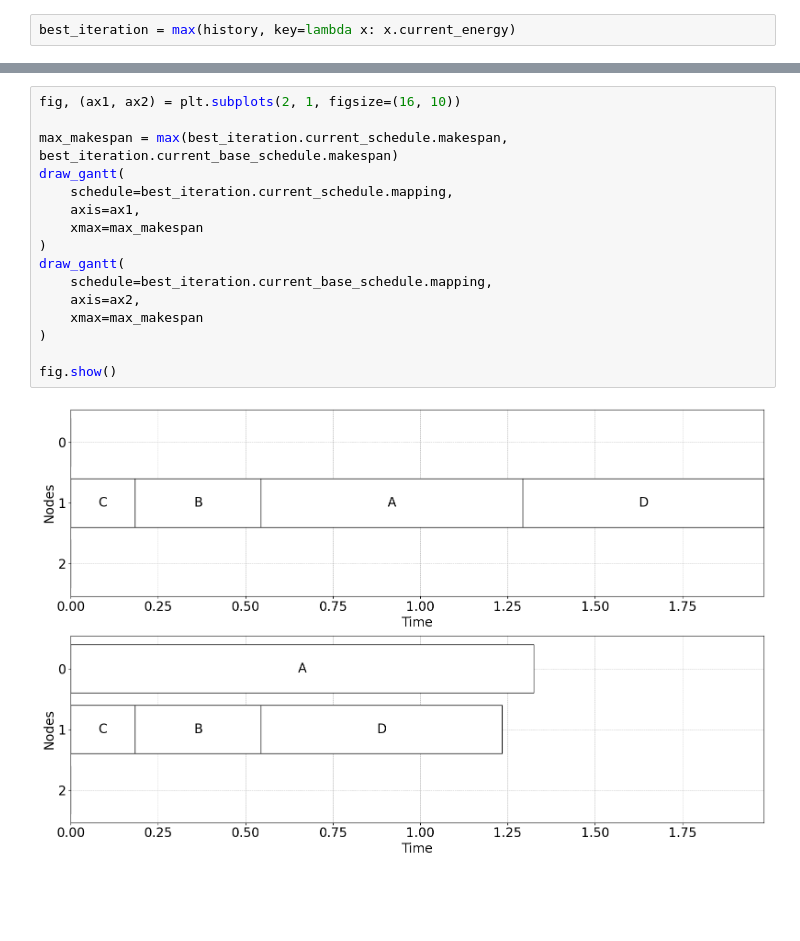
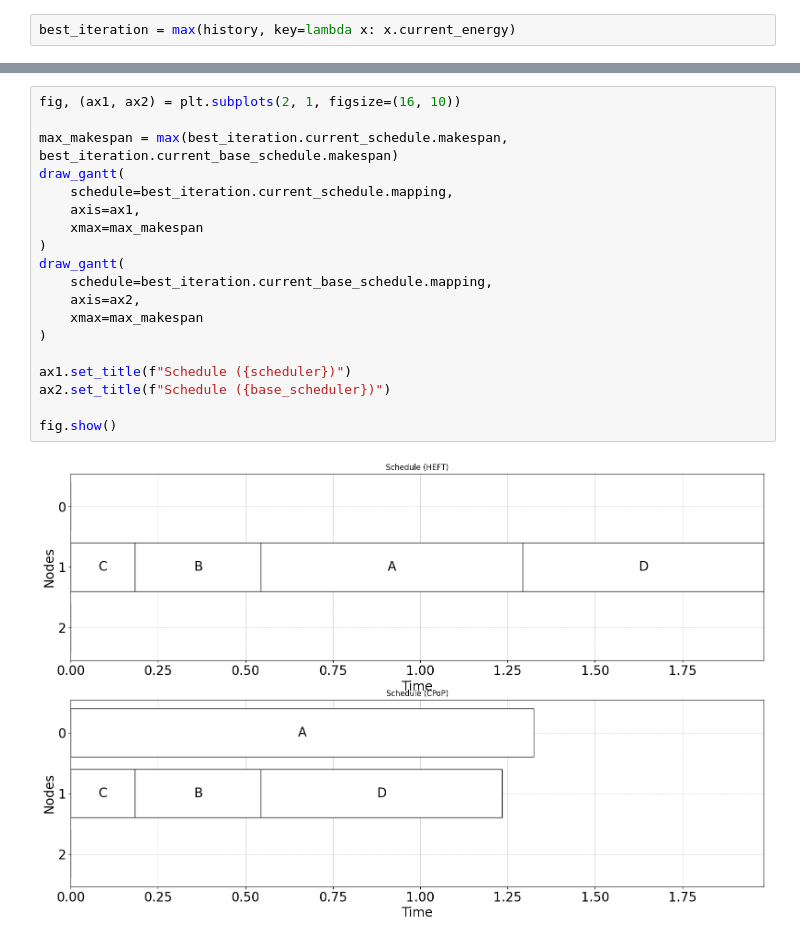
Before and after one commit to ANRGUSC/saga, a Jupyter notebook: scripts/experiments/pisa/explore_results.ipynb, the cells around one changed output, grey strips where cells are left out. Cells and saved outputs as stored; diff of their text form; blank space fills up the shorter version.

```diff
--- a/scripts/experiments/pisa/explore_results.ipynb
+++ b/scripts/experiments/pisa/explore_results.ipynb
@@ -188,18 +192,21 @@ fig.show()
 # %%
 fig, (ax1, ax2) = plt.subplots(2, 1, figsize=(16, 10))
 
 max_makespan = max(best_iteration.current_schedule.makespan, best_iteration.current_base_schedule.makespan)
 draw_gantt(
     schedule=best_iteration.current_schedule.mapping,
     axis=ax1,
     xmax=max_makespan
 )
 draw_gantt(
     schedule=best_iteration.current_base_schedule.mapping,
     axis=ax2,
     xmax=max_makespan
 )
 
+ax1.set_title(f"Schedule ({scheduler})")
+ax2.set_title(f"Schedule ({base_scheduler})")
+
 fig.show()
 # %% [output]
-[figure, old version]
+[figure, new version]
```
Also changed, not shown: parts of 1 cell of this notebook.
